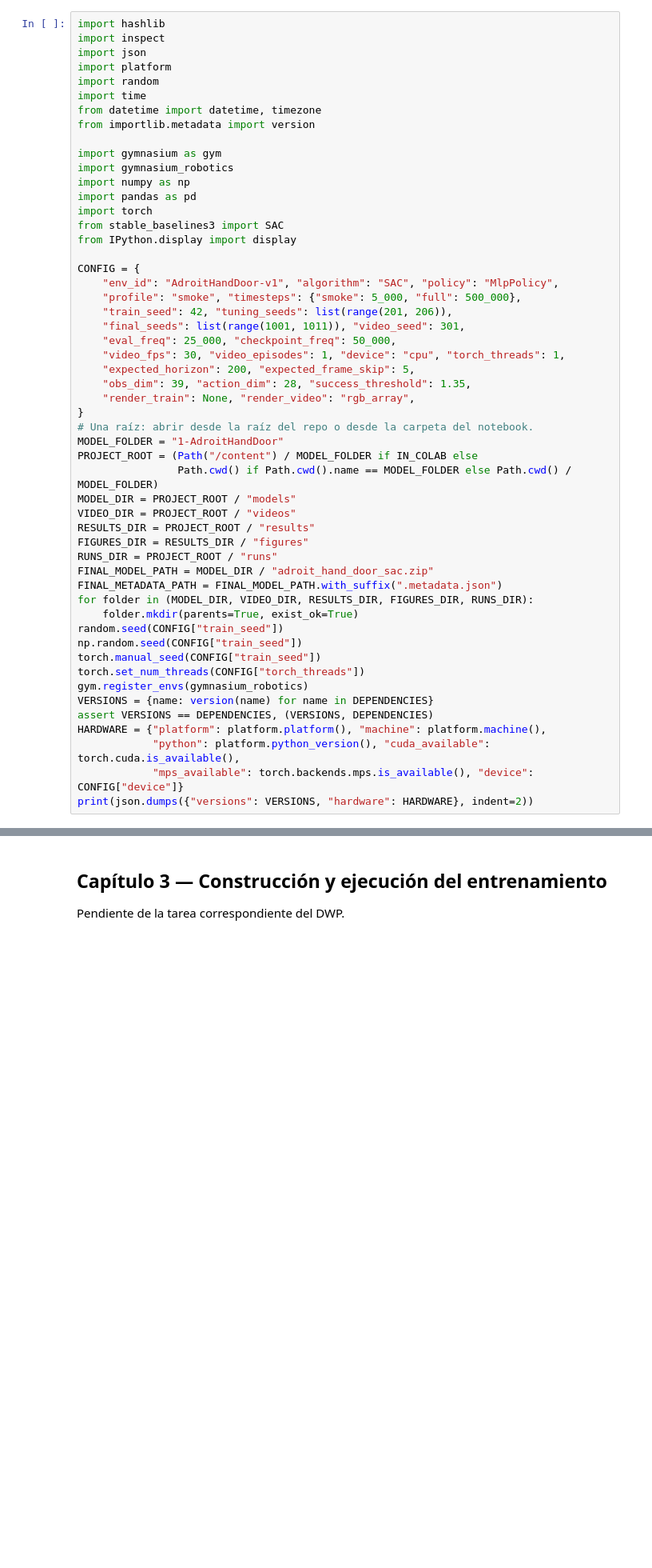
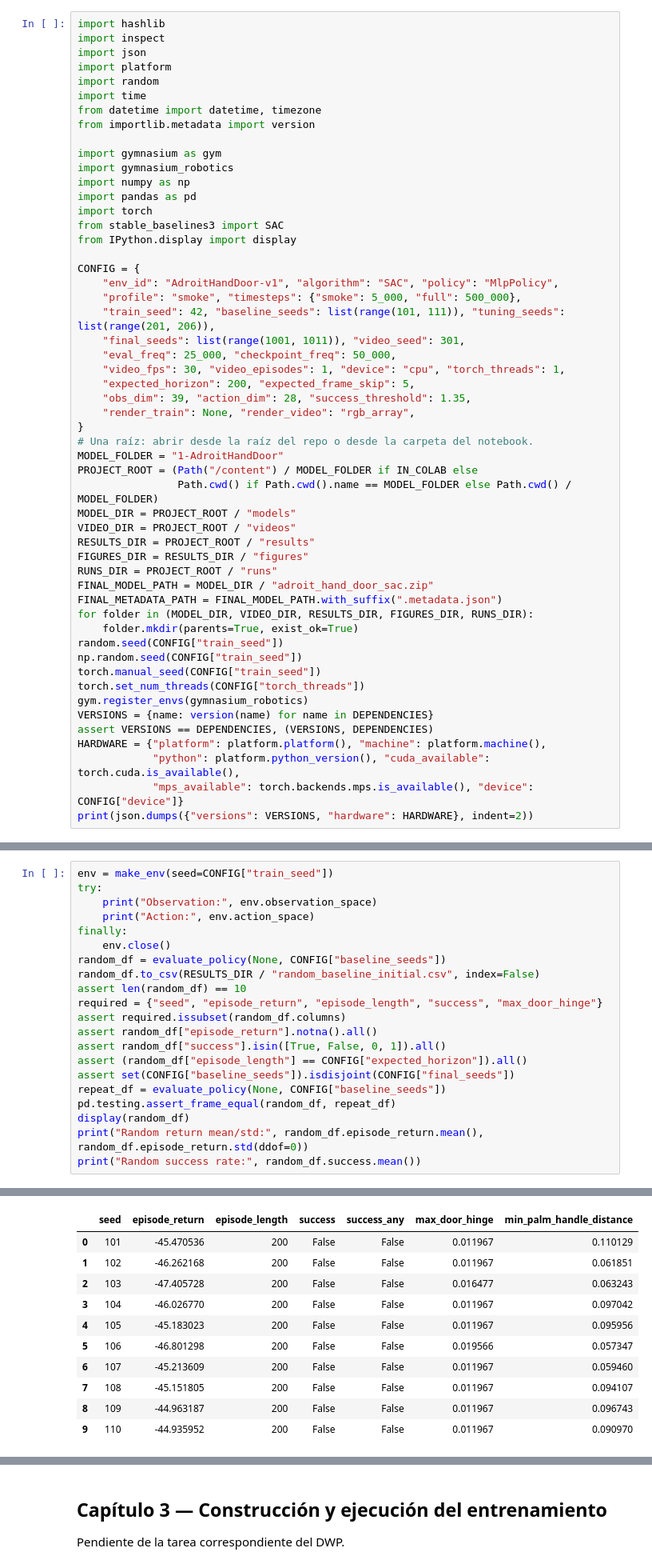
Before and after one commit to j-mauro-r/reinforcement_learning_reto_2, a Jupyter notebook: 1-AdroitHandDoor/AdroitHandDoor.ipynb, the cells around one changed output, grey strips where cells are left out. Shown at 80% size. Saved outputs shown, nothing was run; the diff lists cells and outputs as text; blank space fills up the shorter version.

Commit message:
feat(adroit): measure reproducible random baseline — Task 2 of PLAN_adroit_hand_door

```diff
--- a/1-AdroitHandDoor/AdroitHandDoor.ipynb
+++ b/1-AdroitHandDoor/AdroitHandDoor.ipynb
@@ -44,7 +44,7 @@ from IPython.display import display
 CONFIG = {
     "env_id": "AdroitHandDoor-v1", "algorithm": "SAC", "policy": "MlpPolicy",
     "profile": "smoke", "timesteps": {"smoke": 5_000, "full": 500_000},
-    "train_seed": 42, "tuning_seeds": list(range(201, 206)),
+    "train_seed": 42, "baseline_seeds": list(range(101, 111)), "tuning_seeds": list(range(201, 206)),
     "final_seeds": list(range(1001, 1011)), "video_seed": 301,
     "eval_freq": 25_000, "checkpoint_freq": 50_000,
     "video_fps": 30, "video_episodes": 1, "device": "cpu", "torch_threads": 1,
@@ -176,0 +234,22 @@ Pendiente de la tarea correspondiente del DWP.
+# %%
+env = make_env(seed=CONFIG["train_seed"])
+try:
+    print("Observation:", env.observation_space)
+    print("Action:", env.action_space)
+finally:
+    env.close()
+random_df = evaluate_policy(None, CONFIG["baseline_seeds"])
+random_df.to_csv(RESULTS_DIR / "random_baseline_initial.csv", index=False)
+assert len(random_df) == 10
+required = {"seed", "episode_return", "episode_length", "success", "max_door_hinge"}
+assert required.issubset(random_df.columns)
+assert random_df["episode_return"].notna().all()
+assert random_df["success"].isin([True, False, 0, 1]).all()
+assert (random_df["episode_length"] == CONFIG["expected_horizon"]).all()
+assert set(CONFIG["baseline_seeds"]).isdisjoint(CONFIG["final_seeds"])
+repeat_df = evaluate_policy(None, CONFIG["baseline_seeds"])
+pd.testing.assert_frame_equal(random_df, repeat_df)
+display(random_df)
+print("Random return mean/std:", random_df.episode_return.mean(), random_df.episode_return.std(ddof=0))
+print("Random success rate:", random_df.success.mean())
+# %% [output]
@@ -176,0 +258,11 @@ Pendiente de la tarea correspondiente del DWP.
+|  | seed | episode_return | episode_length | success | success_any | max_door_hinge | min_palm_handle_distance |
+| 0 | 101 | -45.470536 | 200 | False | False | 0.011967 | 0.110129 |
+| 1 | 102 | -46.262168 | 200 | False | False | 0.011967 | 0.061851 |
+| 2 | 103 | -47.405728 | 200 | False | False | 0.016477 | 0.063243 |
+| 3 | 104 | -46.026770 | 200 | False | False | 0.011967 | 0.097042 |
+| 4 | 105 | -45.183023 | 200 | False | False | 0.011967 | 0.095956 |
+| 5 | 106 | -46.801298 | 200 | False | False | 0.019566 | 0.057347 |
+| 6 | 107 | -45.213609 | 200 | False | False | 0.011967 | 0.059460 |
+| 7 | 108 | -45.151805 | 200 | False | False | 0.011967 | 0.094107 |
+| 8 | 109 | -44.963187 | 200 | False | False | 0.011967 | 0.096743 |
+| 9 | 110 | -44.935952 | 200 | False | False | 0.011967 | 0.090970 |
```
Also changed, not shown: parts of 4 cells of this notebook, 2 other files.
